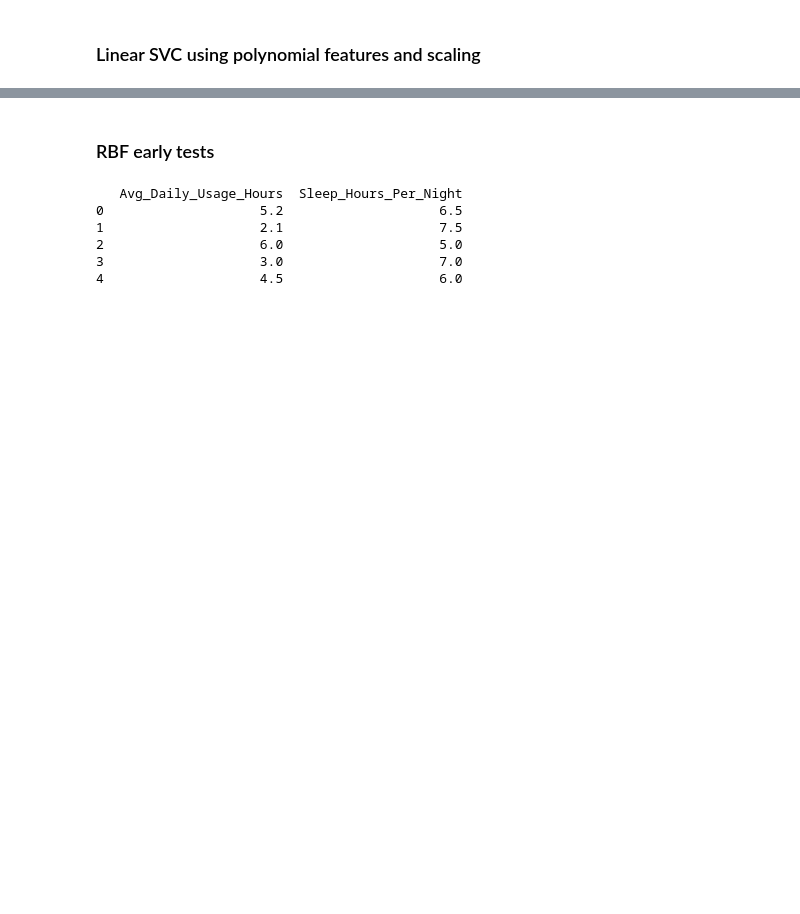
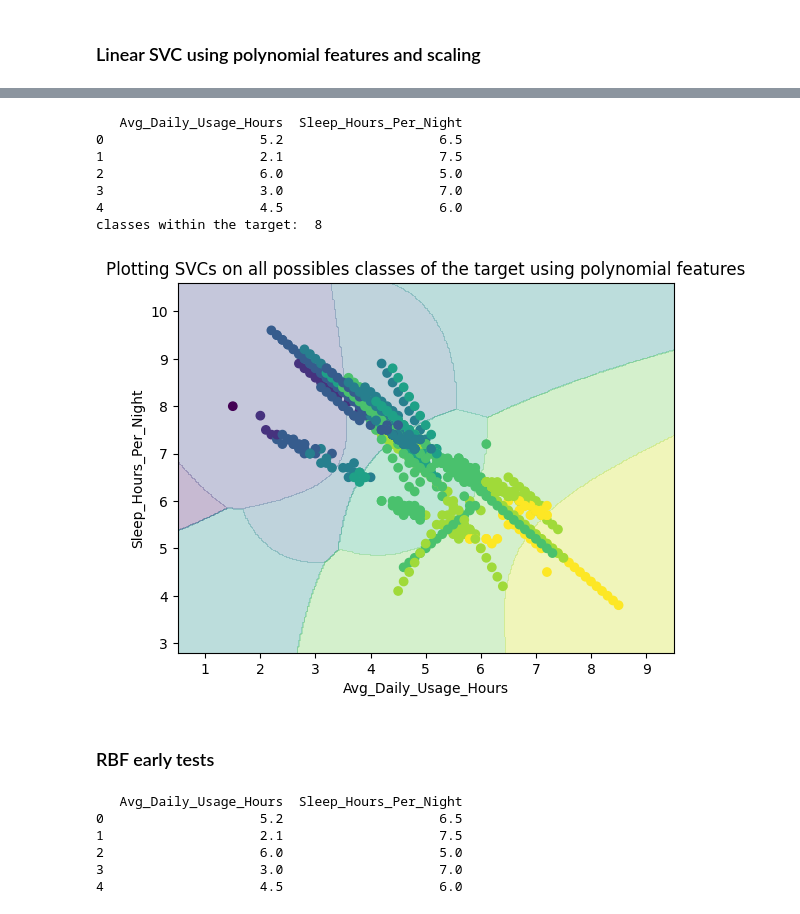
Before and after one commit to Andradev101/pause-student-social-media-addiction-eda, a Jupyter notebook: notebooks/support-vector-machines.ipynb, the cells around one changed output, grey strips where cells are left out. Drawn from its saved outputs; the diff is of its cells as text; code cells hidden in the pictures; blank space fills up the shorter version.

```diff
--- a/notebooks/support-vector-machines.ipynb
+++ b/notebooks/support-vector-machines.ipynb
@@ -197,3 +136,66 @@ classes within the target:  8
+# %%
+import numpy as np
+import matplotlib.pyplot as plt
+from sklearn import svm, datasets
+from sklearn.pipeline import make_pipeline
+from sklearn.preprocessing import PolynomialFeatures, StandardScaler
+from sklearn.svm import LinearSVC
+
+# print(df.head())
+# # Load data
+X = df.loc[:,["Avg_Daily_Usage_Hours", "Sleep_Hours_Per_Night"]]
+y = df.Addicted_Score
+print(X.head())
+# print(X, y)
+print("classes within the target: ", y.nunique())
+
+polynomial_svm_clf = make_pipeline(
+    PolynomialFeatures(degree=3),
+    StandardScaler(),
+    LinearSVC(C=1, max_iter=10_000, random_state=42)
+)
+polynomial_svm_clf.fit(X, y)
+
+# Train model
+# model = svm.SVC(kernel='linear')
+# model.fit(X, y)
+
+# # Create grid
+x_min, x_max = X["Avg_Daily_Usage_Hours"].min()-1, X["Avg_Daily_Usage_Hours"].max()+1
+y_min, y_max = X["Sleep_Hours_Per_Night"].min()-1, X["Sleep_Hours_Per_Night"].max()+1
+
+xx, yy = np.meshgrid(
+    np.linspace(x_min, x_max, 350),
+    np.linspace(y_min, y_max, 350)
+)
+
+# Predict all grid points
+grid_points = np.c_[xx.ravel(), yy.ravel()]
+Z = polynomial_svm_clf.predict(grid_points)
+
+# Reshape for plotting
+Z = Z.reshape(xx.shape)
+
+# Plot decision regions
+plt.contourf(xx, yy, Z, alpha=0.3)
+
+# Plot real points
+plt.scatter(X["Avg_Daily_Usage_Hours"], X['Sleep_Hours_Per_Night'],c=y)
+
+plt.xlabel("Avg_Daily_Usage_Hours")
+plt.ylabel("Sleep_Hours_Per_Night")
+plt.title("Plotting SVCs on all possibles classes of the target using polynomial features")
+
+plt.show()
+# %% [output]
+   Avg_Daily_Usage_Hours  Sleep_Hours_Per_Night
+0                    5.2                    6.5
+1                    2.1                    7.5
+2                    6.0                    5.0
+3                    3.0                    7.0
+4                    4.5                    6.0
+classes within the target:  8
+[figure, added]
 # %% [markdown]
 ### RBF early tests
 # %%
```
Also changed, not shown: parts of 10 cells of this notebook.
